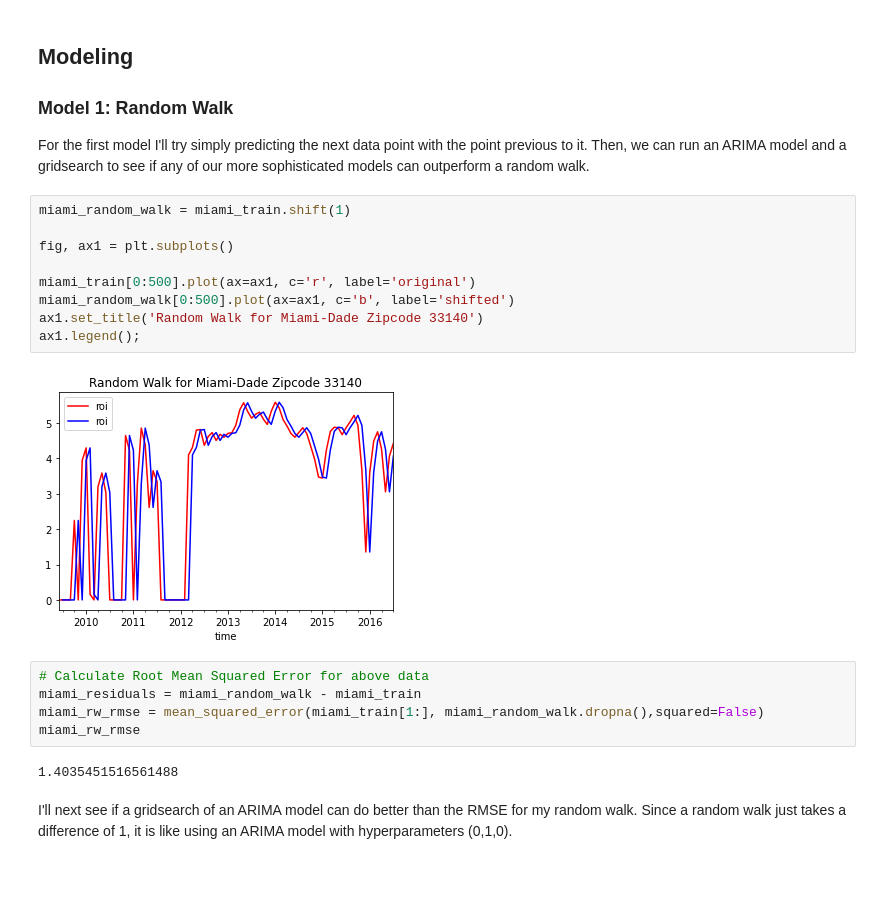
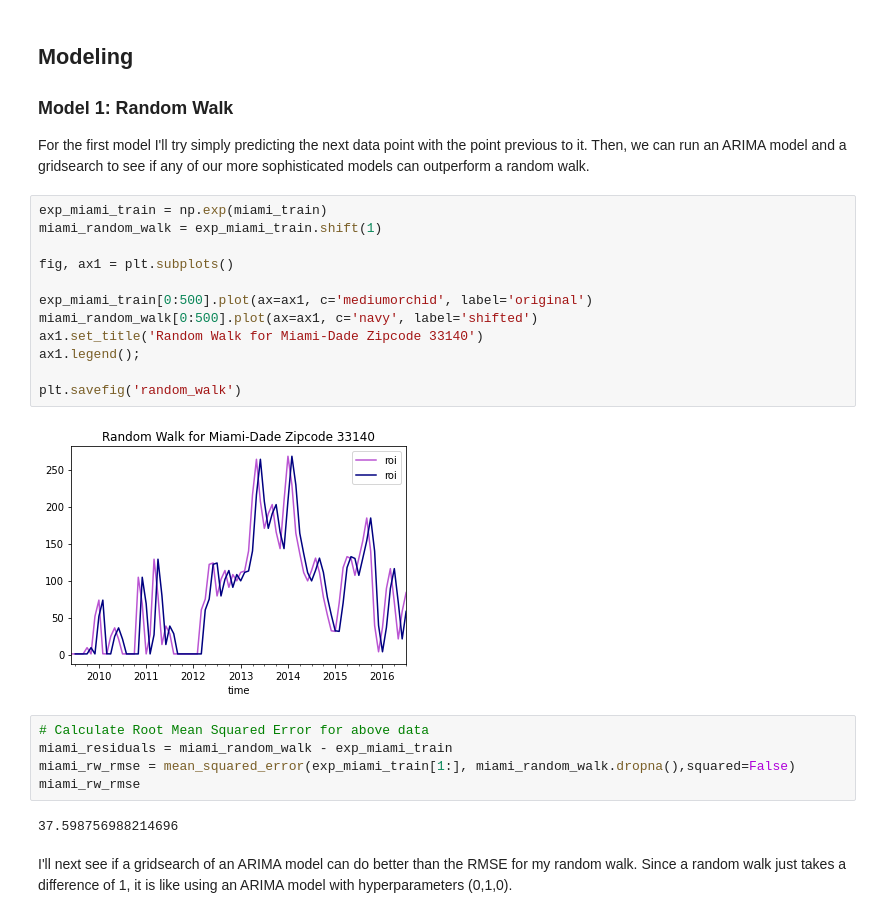
Before and after one commit to alexiskedo/Forecasting-Zillow-Home-Values, a Jupyter notebook: Real Estate Time Series Analysis.ipynb, the cells around one changed output. Saved outputs shown, nothing was run; the diff lists cells and outputs as text; blank space fills up the shorter version.

```diff
--- a/Real Estate Time Series Analysis.ipynb
+++ b/Real Estate Time Series Analysis.ipynb
@@ -586,23 +586,26 @@ ax.set_title('Train-Test Split for Miami-Dade Zipcode 33140');
 ### Model 1: Random Walk
 For the first model I'll try simply predicting the next data point with the point previous to it. Then, we can run an ARIMA model and a gridsearch to see if any of our more sophisticated models can outperform a random walk.
 # %%
-miami_random_walk = miami_train.shift(1)
+exp_miami_train = np.exp(miami_train)
+miami_random_walk = exp_miami_train.shift(1)
 
 fig, ax1 = plt.subplots()
 
-miami_train[0:500].plot(ax=ax1, c='r', label='original')
-miami_random_walk[0:500].plot(ax=ax1, c='b', label='shifted')
+exp_miami_train[0:500].plot(ax=ax1, c='mediumorchid', label='original')
+miami_random_walk[0:500].plot(ax=ax1, c='navy', label='shifted')
 ax1.set_title('Random Walk for Miami-Dade Zipcode 33140')
 ax1.legend();
+
+plt.savefig('random_walk')
 # %% [output]
-[figure, old version]
+[figure, new version]
 # %%
 # Calculate Root Mean Squared Error for above data
-miami_residuals = miami_random_walk - miami_train
-miami_rw_rmse = mean_squared_error(miami_train[1:], miami_random_walk.dropna(),squared=False)
+miami_residuals = miami_random_walk - exp_miami_train
+miami_rw_rmse = mean_squared_error(exp_miami_train[1:], miami_random_walk.dropna(),squared=False)
 miami_rw_rmse
 # %% [output]
-1.4035451516561488
+37.598756988214696
 # %% [markdown]
 I'll next see if a gridsearch of an ARIMA model can do better than the RMSE for my random walk. Since a random walk just takes a difference of 1, it is like using an ARIMA model with hyperparameters (0,1,0).
 # %% [markdown]
```
Also changed, not shown: parts of 61 cells of this notebook, 10 other files.
